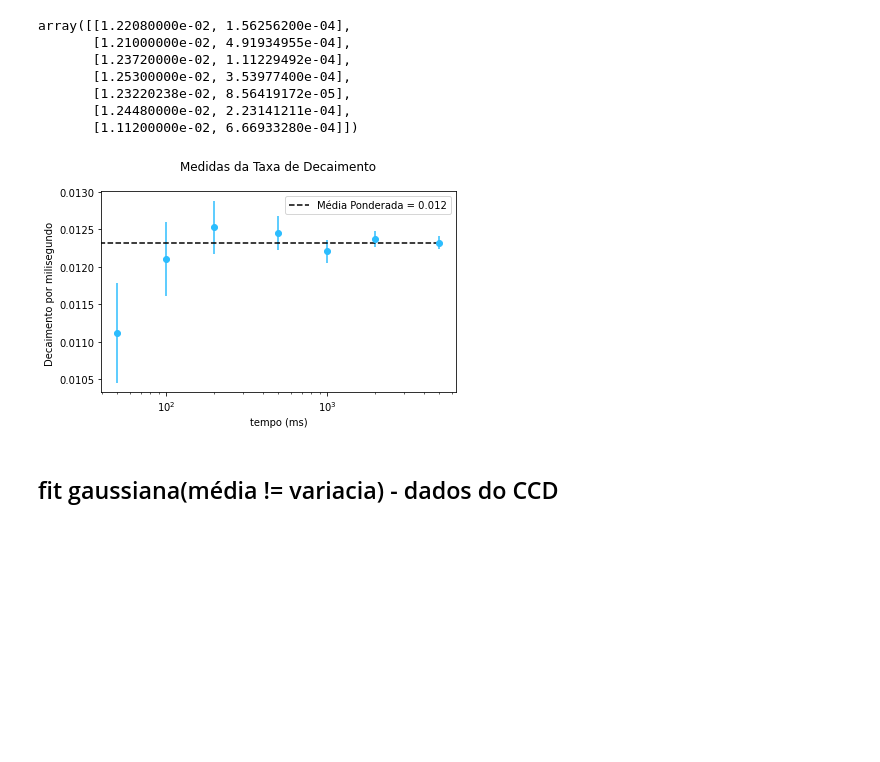
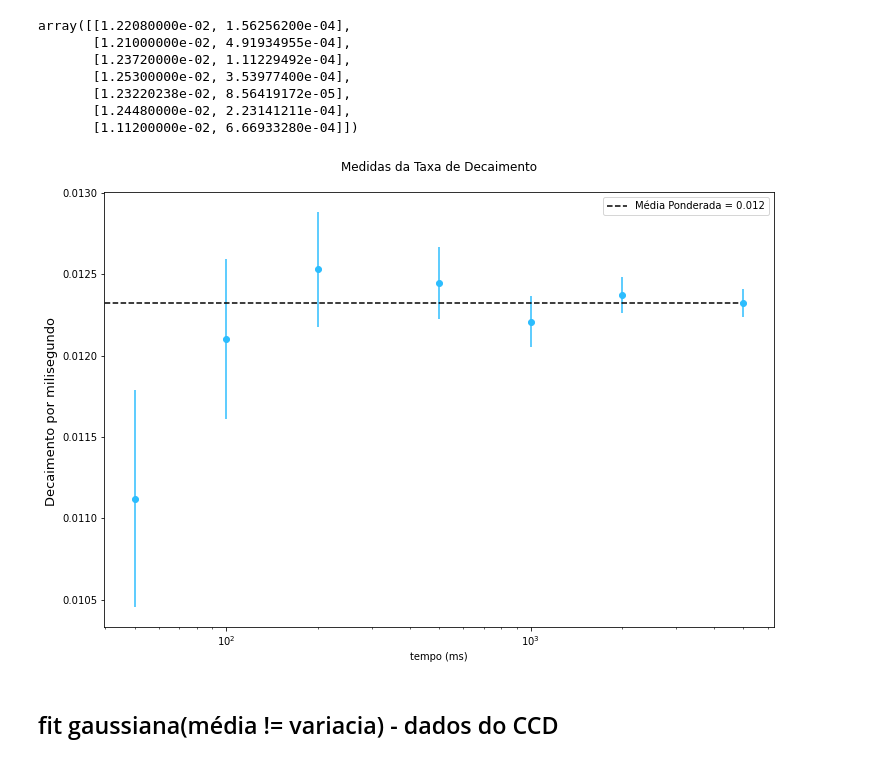
Before and after one commit to estevanmendes/LABIV, a Jupyter notebook: codigo_analise_v1.ipynb, the cells around one changed output. Drawn from its saved outputs; the diff is of its cells as text; code cells hidden in the pictures; blank space fills up the shorter version.

```diff
--- a/codigo_analise_v1.ipynb
+++ b/codigo_analise_v1.ipynb
@@ -201,24 +201,24 @@ array([[1.22080000e-02, 1.56256200e-04],
        [1.24480000e-02, 2.23141211e-04],
        [1.11200000e-02, 6.66933280e-04]])
 # %%
+fig,ax=plt.subplots(figsize=(12,8))
+
 labels=[int(filenames[i].split('ms')[0]) for i in range(len(filenames)-1)]
-plt.errorbar(labels,decay_rate[:,0],yerr=decay_rate[:,1],color=Blue,fmt='o')
+ax.errorbar(labels,decay_rate[:,0],yerr=decay_rate[:,1],color=Blue,fmt='o')
 weighted_mean=np.dot(decay_rate[:,0],1/(decay_rate[:,1])**2)/sum(1/(decay_rate[:,1])**2)
 
-
-plt.hlines(weighted_mean,0,max(labels),linestyle='dashed',label='Média Ponderada = {:.2}'.format(weighted_mean),color='black')
+ax.hlines(weighted_mean,0,max(labels),linestyle='dashed',label='Média Ponderada = {:.2}'.format(weighted_mean),color='black')
 error_mean=(decay_rate[:,0].mean()/len(dt))**0.5
 # plt.fill_between(labels,mean_decays-error_mean,mean_decays+error_mean)
-plt.title('Medidas da Taxa de Decaimento\n')
-plt.xlabel('tempo (ms)')
-plt.ylabel('Decaimento por milisegundo ')
-plt.legend()
-plt.xscale('log')
-plt.tight_layout()
+ax.set_title('Medidas da Taxa de Decaimento\n')
+ax.set_xlabel('tempo (ms)')
+ax.set_ylabel('Decaimento por milisegundo ',fontsize=13)
+ax.legend()
+ax.set_xscale('log')
 
-plt.savefig('img\medidas_taxa_decaimento_v1.png')
+plt.savefig('img\medidas_taxa_decaimento_v1.png',frame=False,dpi=100)
 # %% [output]
-[figure, old version]
+[figure, new version]
 # %%
 def gaussian_2_parameters(x,mean,std):
     return np.exp(-0.5*(x-mean)**2./std**2)* 1./np.sqrt(2.*np.pi)*std
```
Also changed, not shown: 1 other file.
